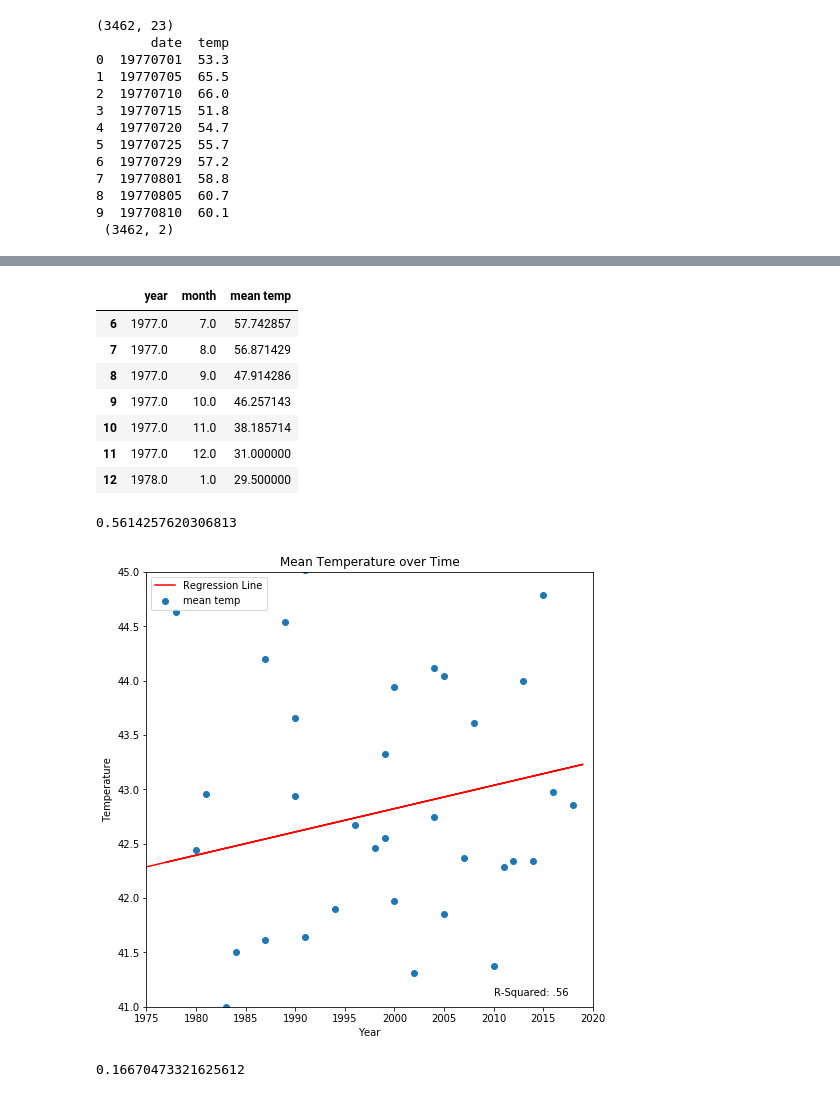
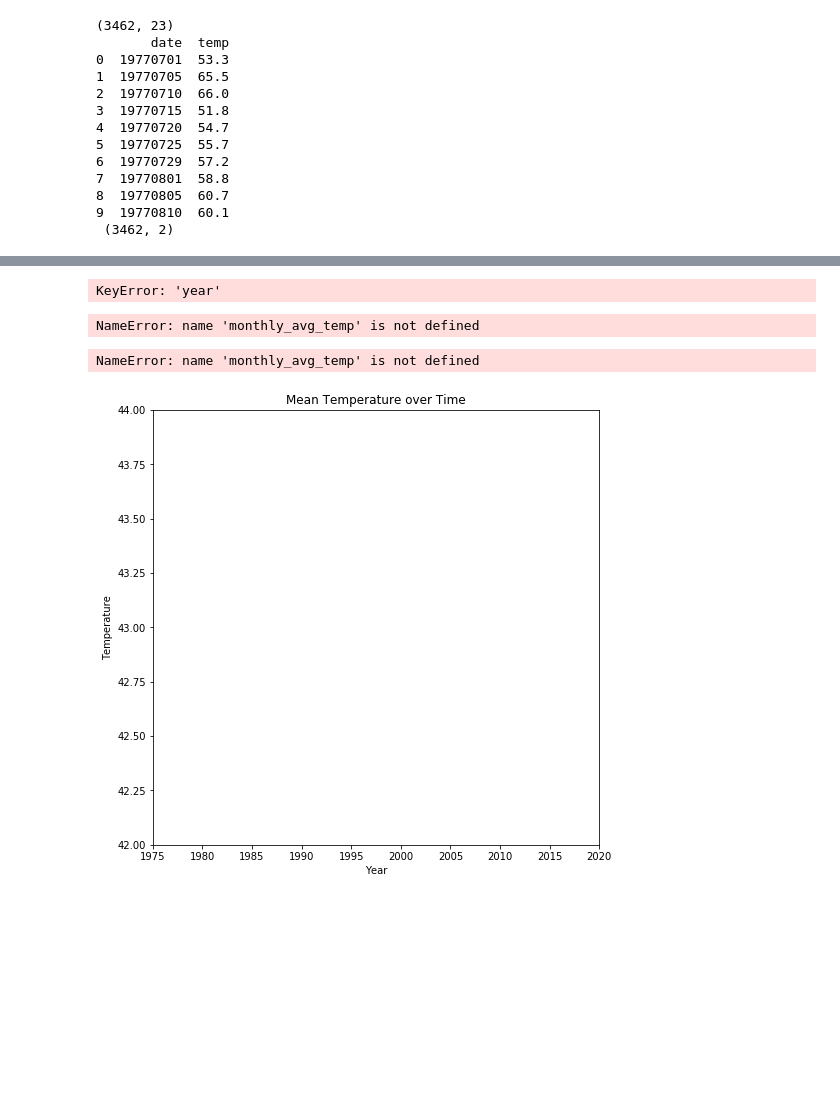
Before and after one commit to louisLeboa/toBoa, a Jupyter notebook: climate_data/Climate_Changes.ipynb, the cells around one changed output, grey strips where cells are left out. Cells and saved outputs as stored; diff of their text form; code cells hidden in the pictures; blank space fills up the shorter version.

```diff
--- a/climate_data/Climate_Changes.ipynb
+++ b/climate_data/Climate_Changes.ipynb
@@ -35,3 +35,9 @@ print(climate_clean.head(10), '\n', climate_clean.shape)
 8  19770805  60.7
 9  19770810  60.1
  (3462, 2)
+# %%
+climate_clean['date'] = pd.to_datetime(climate_clean['date'], format = '%Y%m%d')
+
+climate_clean.head(10)
+
+plt.plot(climate_clean["date"], climate_clean['temp'])
@@ -82,6 +76,6 @@ print(climate_clean.head(10), '\n', climate_clean.shape)
 # %%
 # Extracting monthly average temperature
-years = np.arange(np.min(year),2020)
+years = np.arange(np.min(climate_clean['year']),2020)
 months = np.arange(1,13)
 index = 0
 df_length = int(climate_clean.shape[0] / 6)
@@ -98,14 +92,7 @@ monthly_avg_temp = pd.DataFrame(monthly_avg_temp).dropna()
 monthly_avg_temp.columns =  ['year', 'month', 'mean temp']
 monthly_avg_temp.head(7)
 # %% [output]
-|  | year | month | mean temp |
-| 6 | 1977.0 | 7.0 | 57.742857 |
-| 7 | 1977.0 | 8.0 | 56.871429 |
-| 8 | 1977.0 | 9.0 | 47.914286 |
-| 9 | 1977.0 | 10.0 | 46.257143 |
-| 10 | 1977.0 | 11.0 | 38.185714 |
-| 11 | 1977.0 | 12.0 | 31.000000 |
-| 12 | 1978.0 | 1.0 | 29.500000 |
+KeyError: 'year'
 # %%
 
 Column1 = monthly_avg_temp['year']
@@ -119,5 +106,8 @@ p1 = ps[0]
 p2 = ps[1]
 
 # Create predicted y values for a range of x values
-xhat = monthly_avg_temp['year']
+xhat = np.arange(1860,
+                 max(monthly_avg_temp['year'])+1)
 yhat = p1*xhat + p2
+# %% [output]
+NameError: name 'monthly_avg_temp' is not defined
@@ -133,47 +114,23 @@ def r_squared(ys_orig,ys_line):
-# %%
-r_squared(monthly_avg_temp['mean temp'],yhat)
-# %% [output]
-0.5614257620306813
 # %%
 fig = plt.figure(figsize = (8,8))
 
 
 ax = fig.add_subplot(111)
 ax.set(title = 'Mean Temperature over Time',
        xlabel = 'Year',
        ylabel = 'Temperature',
-       ylim = [41, 45],
+       ylim = [42, 44],
        xlim = [1975, 2020])
-ax.text(2010, 41.1, "R-Squared: .56")
 
 ax.scatter(monthly_avg_temp['year'],
            monthly_avg_temp['mean temp'])
 
 
-ax.plot(xhat, yhat, color="red", label = "Regression Line")
+ax.plot(xhat, yhat, color="red", label = "average")
 
 plt.legend()
-#plt.savefig("climate_data_3_14.png", dpi=300)
+plt.savefig("climate_data_3_14.png", dpi=300)
 plt.show()
 # %% [output]
+NameError: name 'monthly_avg_temp' is not defined
-[figure, old version]
+[figure, new version]
-# %%
-august_mean =  monthly_avg_temp.loc[monthly_avg_temp['month'] == 7]
-
-Column1 = august_mean['year']
-Column2= np.ones(len(Column1))
-A = np.column_stack((Column1, Column2))
-columnC = np.array(august_mean['mean temp'])
-C = np.transpose(columnC)
-
-ps = np.linalg.lstsq(A, C, rcond=None)[0]
-p1 = ps[0]
-p2 = ps[1]
-
-# Create predicted y values for a range of x values
-xhat = august_mean['year']
-yhat = p1*xhat + p2
-
-r_squared(august_mean['mean temp'],yhat)
-# %% [output]
-0.16670473321625612
```
Also changed, not shown: parts of 8 cells of this notebook, 2 other files.
